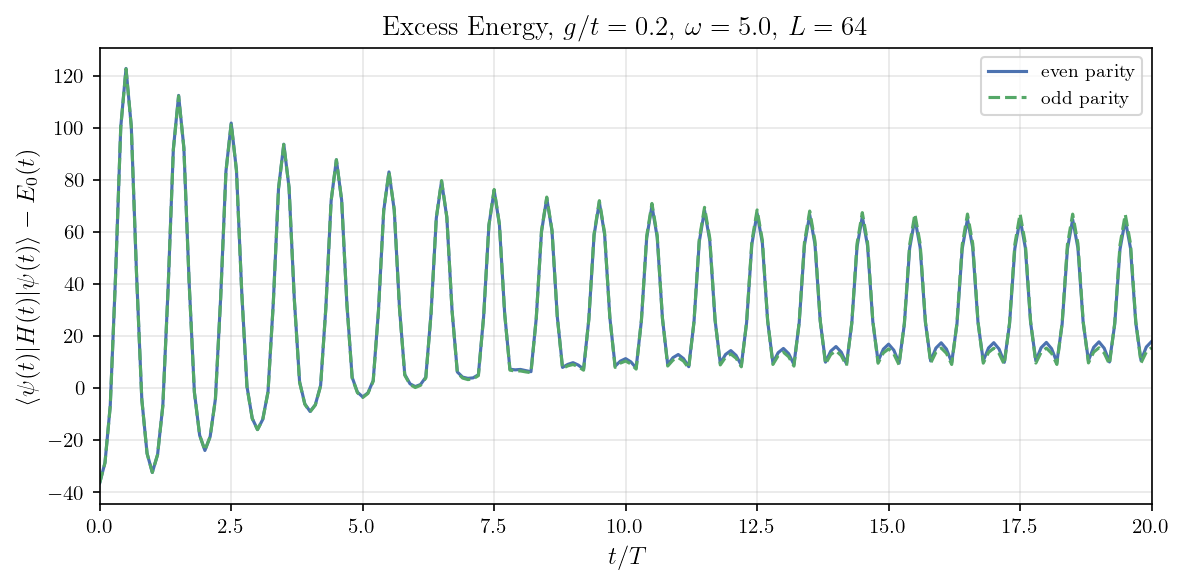
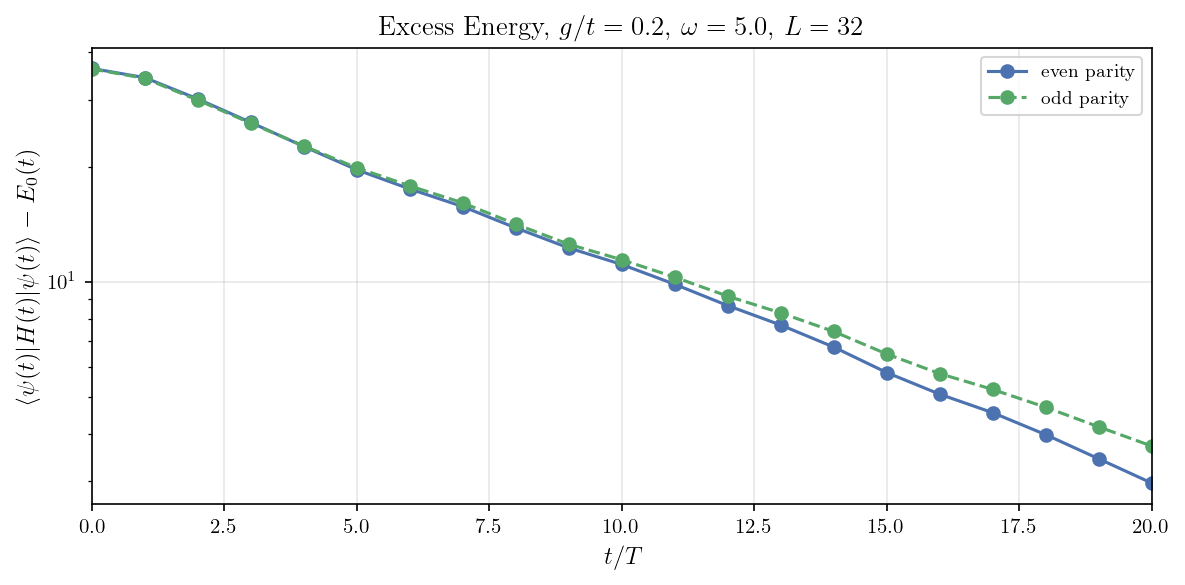
The notebook cell's code change between the first figure and the second:
--- before
+++ after
@@ -31,5 +31,9 @@
     E0_t     = np.array([E0_table[(v, d_["parity"])] for v in t1_eff])
     excess_E = d_["energy_t"] - E0_t
-    ax.plot(t_over_T, excess_E, linestyle=ls,
+    # ax.plot(t_over_T, excess_E, linestyle=ls,
+    #         color=COLORS[i], linewidth=1.5, label=f"{p_label} parity")
+    # ax.plot(t_over_T, -E0_t, linestyle=ls,
+    #         color=COLORS[i], linewidth=1.5, label=f"{p_label} parity")
+    ax.plot((t_over_T[np.arange(len(t_over_T))%20==0]), (np.abs(d_["energy_t"])[np.arange(len(t_over_T))%20==0]), 'o', linestyle=ls,
             color=COLORS[i], linewidth=1.5, label=f"{p_label} parity")
 
@@ -43,4 +47,6 @@
 ax.legend(fontsize=9)
 ax.grid(True, alpha=0.3)
+ax.set_yscale("log")
+# ax.set_xscale("log")
 plt.tight_layout()
 plt.show()

Commit: 5/18/2026 push